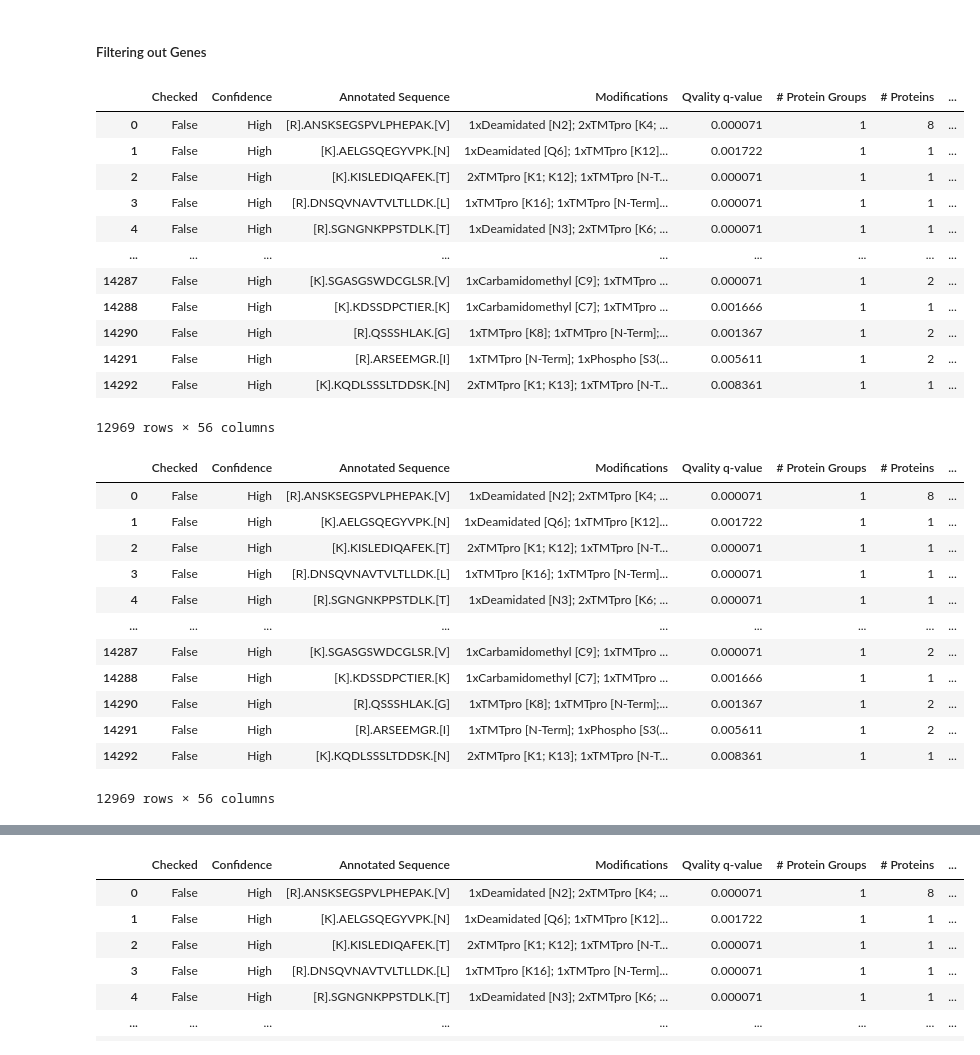
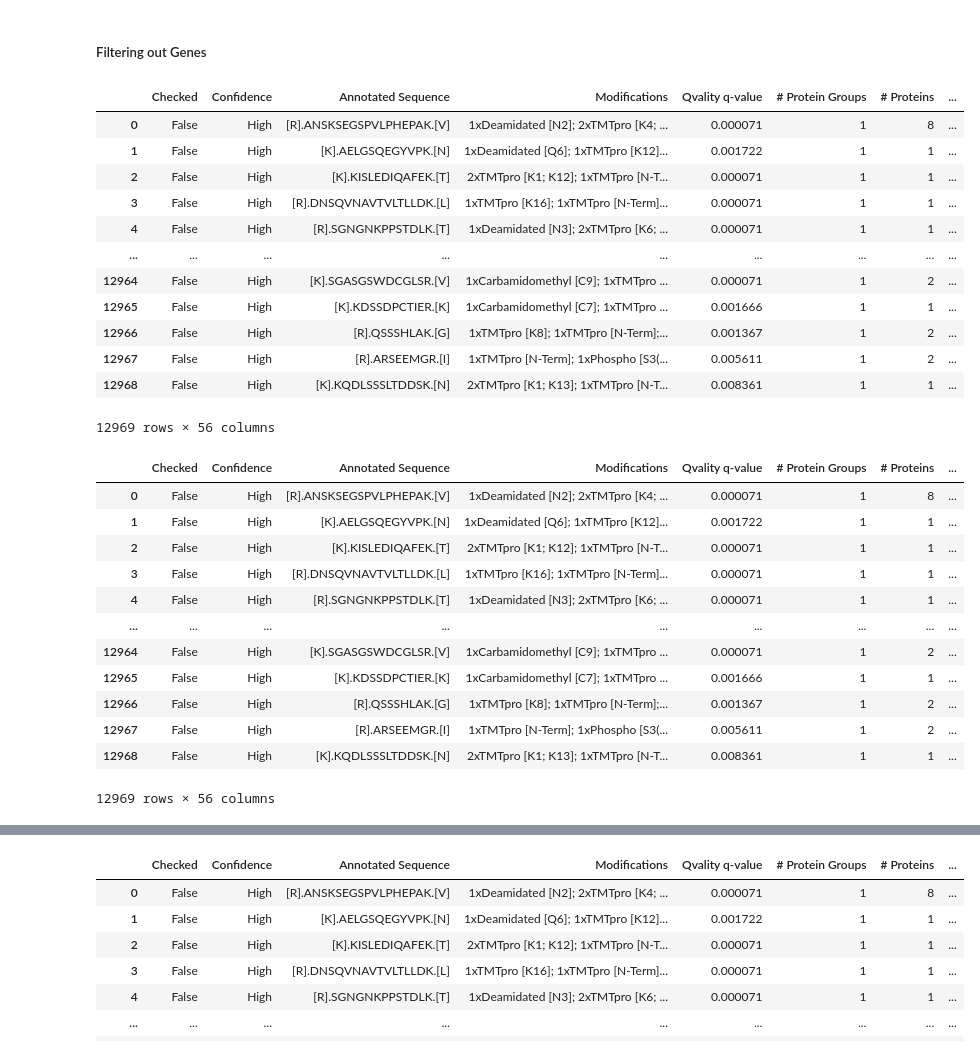
Before and after one commit to PathwayAndDataAnalysis/misc-helpers, a Jupyter notebook: Proteomic Data Preparation for CausalPath/newData/notebook.ipynb, the cells around one changed output, grey strips where cells are left out. Cells and saved outputs as stored; diff of their text form; code cells hidden in the pictures.

```diff
--- a/Proteomic Data Preparation for CausalPath/newData/notebook.ipynb
+++ b/Proteomic Data Preparation for CausalPath/newData/notebook.ipynb
@@ -83,6 +83,7 @@ df1['masterProteinSplit'] = df1['Master Protein Descriptions'].str.split(" ")
 df1['modProteinSplit'] = df1['Modifications in Proteins'].str.split("]; ")
 # %%
 # Verify splitted dataframe
+df1.reset_index(drop=True, inplace=True)
 df1.shape
 # %% [output]
 (12969, 55)
@@ -90,8 +91,10 @@ df1.shape
 ##### Filtering out Genes
 # %%
 df1_copy = df1.copy()
+
 df1_copy['Gene'] = df1_copy['masterProteinSplit'].apply(
     lambda x: [str(i) if i.startswith('GN=') else '' for i in x])
+
 df1_copy
 # %% [output]
 |  | Checked | Confidence | Annotated Sequence | Modifications | Qvality q-value | # Protein Groups | # Proteins | ... |
@@ -101,29 +104,30 @@ df1_copy
 | 3 | False | High | [R].DNSQVNAVTVLTLLDK.[L] | 1xTMTpro [K16]; 1xTMTpro [N-Term]... | 0.000071 | 1 | 1 | ... |
 | 4 | False | High | [R].SGNGNKPPSTDLK.[T] | 1xDeamidated [N3]; 2xTMTpro [K6; ... | 0.000071 | 1 | 1 | ... |
 | ... | ... | ... | ... | ... | ... | ... | ... | ... |
-| 14287 | False | High | [K].SGASGSWDCGLSR.[V] | 1xCarbamidomethyl [C9]; 1xTMTpro ... | 0.000071 | 1 | 2 | ... |
-| 14288 | False | High | [K].KDSSDPCTIER.[K] | 1xCarbamidomethyl [C7]; 1xTMTpro ... | 0.001666 | 1 | 1 | ... |
-| 14290 | False | High | [R].QSSSHLAK.[G] | 1xTMTpro [K8]; 1xTMTpro [N-Term];... | 0.001367 | 1 | 2 | ... |
-| 14291 | False | High | [R].ARSEEMGR.[I] | 1xTMTpro [N-Term]; 1xPhospho [S3(... | 0.005611 | 1 | 2 | ... |
-| 14292 | False | High | [K].KQDLSSSLTDDSK.[N] | 2xTMTpro [K1; K13]; 1xTMTpro [N-T... | 0.008361 | 1 | 1 | ... |
+| 12964 | False | High | [K].SGASGSWDCGLSR.[V] | 1xCarbamidomethyl [C9]; 1xTMTpro ... | 0.000071 | 1 | 2 | ... |
+| 12965 | False | High | [K].KDSSDPCTIER.[K] | 1xCarbamidomethyl [C7]; 1xTMTpro ... | 0.001666 | 1 | 1 | ... |
+| 12966 | False | High | [R].QSSSHLAK.[G] | 1xTMTpro [K8]; 1xTMTpro [N-Term];... | 0.001367 | 1 | 2 | ... |
+| 12967 | False | High | [R].ARSEEMGR.[I] | 1xTMTpro [N-Term]; 1xPhospho [S3(... | 0.005611 | 1 | 2 | ... |
+| 12968 | False | High | [K].KQDLSSSLTDDSK.[N] | 2xTMTpro [K1; K13]; 1xTMTpro [N-T... | 0.008361 | 1 | 1 | ... |
 12969 rows × 56 columns
 # %%
 df1_copy['Gene'].to_csv("GenesTest.csv", index=False)
 # %%
 df1_copy['Gene'] = df1_copy['Gene'].apply(
-    lambda x: ''.join([str(i) if i != "" else '' for i in x]))
+    lambda x: [i for i in x if i != '']
+)
 df1_copy
 # %% [output]
 |  | Checked | Confidence | Annotated Sequence | Modifications | Qvality q-value | # Protein Groups | # Proteins | ... |
 | 0 | False | High | [R].ANSKSEGSPVLPHEPAK.[V] | 1xDeamidated [N2]; 2xTMTpro [K4; ... | 0.000071 | 1 | 8 | ... |
 | 1 | False | High | [K].AELGSQEGYVPK.[N] | 1xDeamidated [Q6]; 1xTMTpro [K12]... | 0.001722 | 1 | 1 | ... |
 | 2 | False | High | [K].KISLEDIQAFEK.[T] | 2xTMTpro [K1; K12]; 1xTMTpro [N-T... | 0.000071 | 1 | 1 | ... |
 | 3 | False | High | [R].DNSQVNAVTVLTLLDK.[L] | 1xTMTpro [K16]; 1xTMTpro [N-Term]... | 0.000071 | 1 | 1 | ... |
 | 4 | False | High | [R].SGNGNKPPSTDLK.[T] | 1xDeamidated [N3]; 2xTMTpro [K6; ... | 0.000071 | 1 | 1 | ... |
 | ... | ... | ... | ... | ... | ... | ... | ... | ... |
-| 14287 | False | High | [K].SGASGSWDCGLSR.[V] | 1xCarbamidomethyl [C9]; 1xTMTpro ... | 0.000071 | 1 | 2 | ... |
-| 14288 | False | High | [K].KDSSDPCTIER.[K] | 1xCarbamidomethyl [C7]; 1xTMTpro ... | 0.001666 | 1 | 1 | ... |
-| 14290 | False | High | [R].QSSSHLAK.[G] | 1xTMTpro [K8]; 1xTMTpro [N-Term];... | 0.001367 | 1 | 2 | ... |
-| 14291 | False | High | [R].ARSEEMGR.[I] | 1xTMTpro [N-Term]; 1xPhospho [S3(... | 0.005611 | 1 | 2 | ... |
-| 14292 | False | High | [K].KQDLSSSLTDDSK.[N] | 2xTMTpro [K1; K13]; 1xTMTpro [N-T... | 0.008361 | 1 | 1 | ... |
+| 12964 | False | High | [K].SGASGSWDCGLSR.[V] | 1xCarbamidomethyl [C9]; 1xTMTpro ... | 0.000071 | 1 | 2 | ... |
+| 12965 | False | High | [K].KDSSDPCTIER.[K] | 1xCarbamidomethyl [C7]; 1xTMTpro ... | 0.001666 | 1 | 1 | ... |
+| 12966 | False | High | [R].QSSSHLAK.[G] | 1xTMTpro [K8]; 1xTMTpro [N-Term];... | 0.001367 | 1 | 2 | ... |
+| 12967 | False | High | [R].ARSEEMGR.[I] | 1xTMTpro [N-Term]; 1xPhospho [S3(... | 0.005611 | 1 | 2 | ... |
+| 12968 | False | High | [K].KQDLSSSLTDDSK.[N] | 2xTMTpro [K1; K13]; 1xTMTpro [N-T... | 0.008361 | 1 | 1 | ... |
 12969 rows × 56 columns
```
Also changed, not shown: parts of 18 cells of this notebook, 7 other files.
